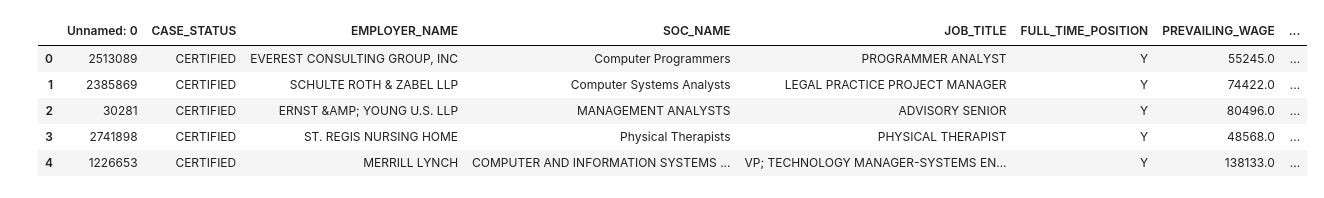
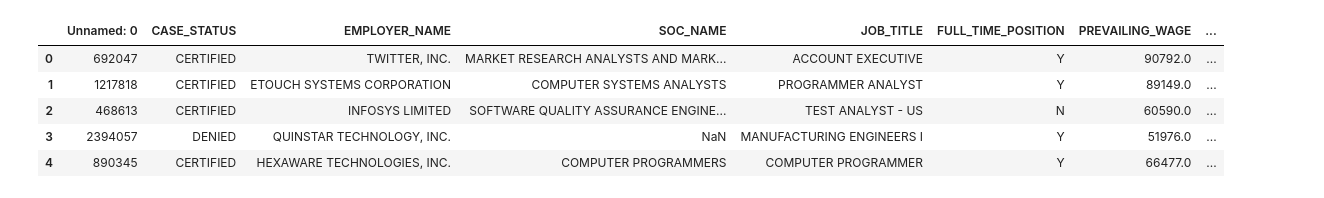
Before and after one commit to freddy-d/Projeto3CDados, a Jupyter notebook: Shuffle dataset.ipynb, the cells around one changed output. Cells and saved outputs as stored; diff of their text form; code cells hidden in the pictures.

```diff
--- a/Shuffle dataset.ipynb
+++ b/Shuffle dataset.ipynb
@@ -9,12 +8,13 @@ from sklearn.model_selection import train_test_split
 # %%
 dataset = pd.read_csv("h1b.csv")
-dataset = dataset.sample(frac=0.03).reset_index(drop=True)
+dataset = dataset.sample(frac=1).reset_index(drop=True)
+dataset = dataset.applymap(lambda x: x.encode('unicode_escape').decode('utf-8') if isinstance(x, str) else x)
 dataset.head()
 # %% [output]
 |  | Unnamed: 0 | CASE_STATUS | EMPLOYER_NAME | SOC_NAME | JOB_TITLE | FULL_TIME_POSITION | PREVAILING_WAGE | ... |
-| 0 | 2513089 | CERTIFIED | EVEREST CONSULTING GROUP, INC | Computer Programmers | PROGRAMMER ANALYST | Y | 55245.0 | ... |
-| 1 | 2385869 | CERTIFIED | SCHULTE ROTH & ZABEL LLP | Computer Systems Analysts | LEGAL PRACTICE PROJECT MANAGER | Y | 74422.0 | ... |
-| 2 | 30281 | CERTIFIED | ERNST &AMP; YOUNG U.S. LLP | MANAGEMENT ANALYSTS | ADVISORY SENIOR | Y | 80496.0 | ... |
-| 3 | 2741898 | CERTIFIED | ST. REGIS NURSING HOME | Physical Therapists | PHYSICAL THERAPIST | Y | 48568.0 | ... |
-| 4 | 1226653 | CERTIFIED | MERRILL LYNCH | COMPUTER AND INFORMATION SYSTEMS ... | VP; TECHNOLOGY MANAGER-SYSTEMS EN... | Y | 138133.0 | ... |
+| 0 | 692047 | CERTIFIED | TWITTER, INC. | MARKET RESEARCH ANALYSTS AND MARK... | ACCOUNT EXECUTIVE | Y | 90792.0 | ... |
+| 1 | 1217818 | CERTIFIED | ETOUCH SYSTEMS CORPORATION | COMPUTER SYSTEMS ANALYSTS | PROGRAMMER ANALYST | Y | 89149.0 | ... |
+| 2 | 468613 | CERTIFIED | INFOSYS LIMITED | SOFTWARE QUALITY ASSURANCE ENGINE... | TEST ANALYST - US | N | 60590.0 | ... |
+| 3 | 2394057 | DENIED | QUINSTAR TECHNOLOGY, INC. | NaN | MANUFACTURING ENGINEERS I | Y | 51976.0 | ... |
+| 4 | 890345 | CERTIFIED | HEXAWARE TECHNOLOGIES, INC. | COMPUTER PROGRAMMERS | COMPUTER PROGRAMMER | Y | 66477.0 | ... |
 # %%
```
Also changed, not shown: parts of 4 cells of this notebook, 1 other file.
